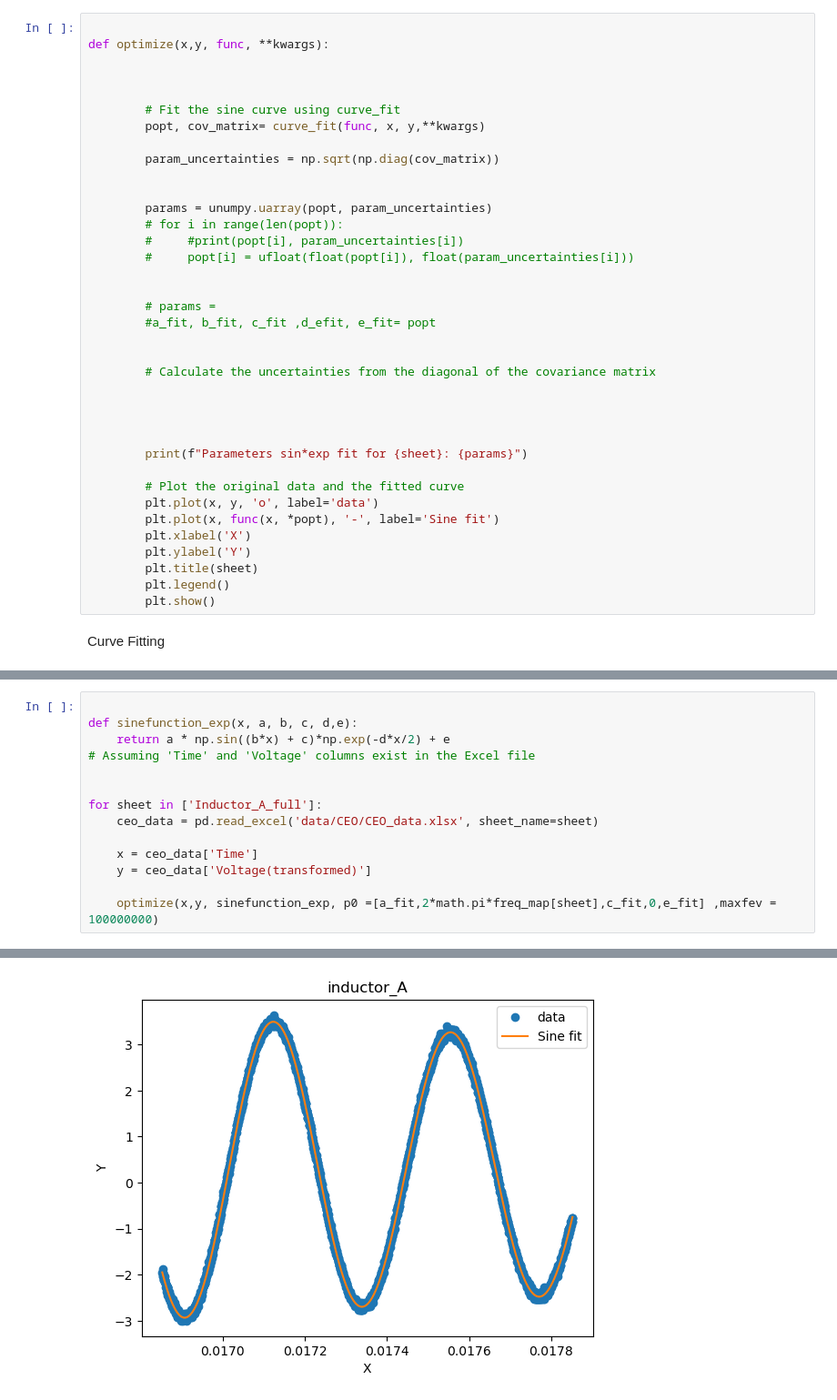
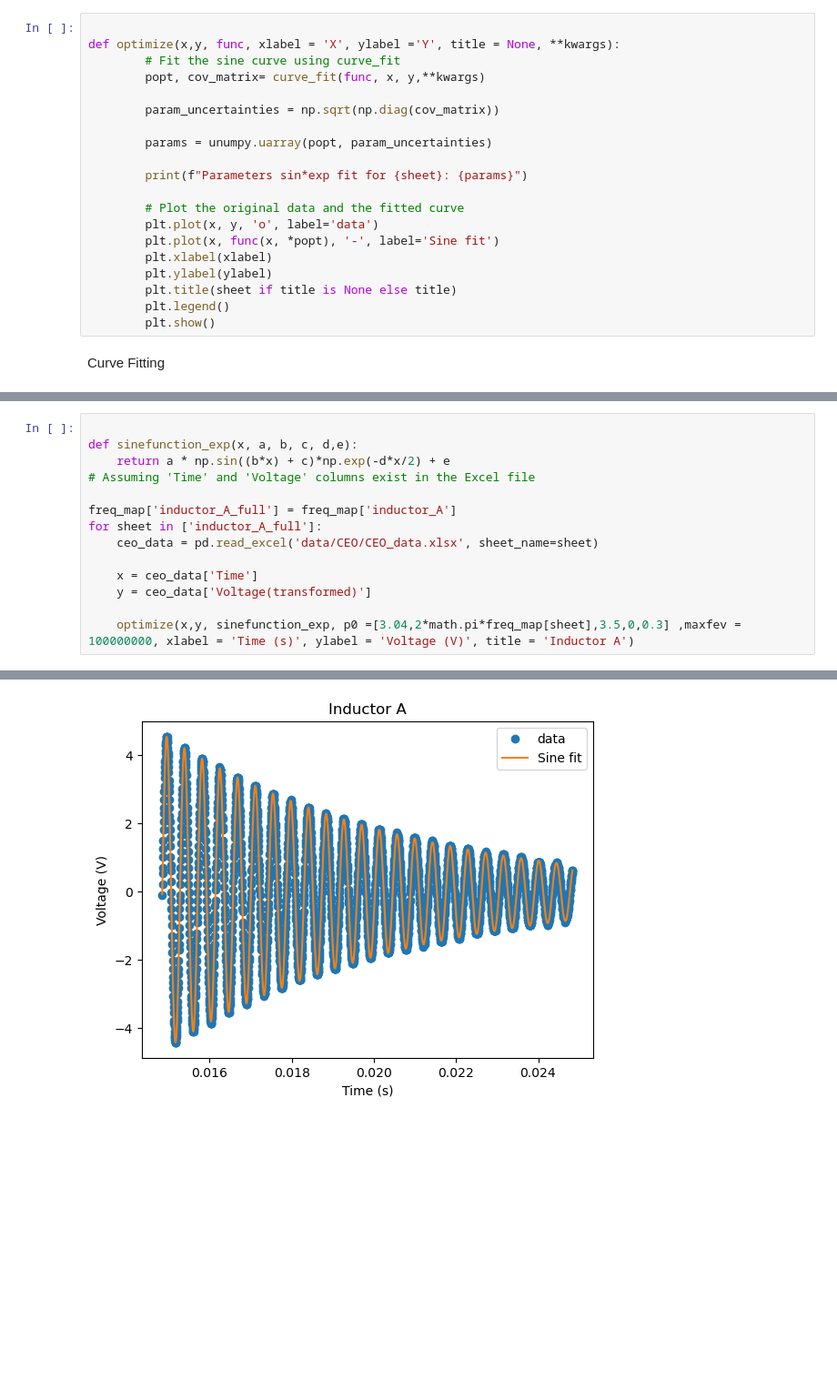
Before and after one commit to 4di03/APL_Labs, a Jupyter notebook: CEO_Lab.ipynb, the cells around one changed output, grey strips where cells are left out. Shown at 91% size. Drawn from its saved outputs; the diff is of its cells as text; blank space fills up the shorter version.

```diff
--- a/CEO_Lab.ipynb
+++ b/CEO_Lab.ipynb
@@ -35,38 +38,21 @@ Inductance: 0.092453398+/-0.000540034
 # %%
 
-def optimize(x,y, func, **kwargs):
-
-
-
+def optimize(x,y, func, xlabel = 'X', ylabel ='Y', title = None, **kwargs):
         # Fit the sine curve using curve_fit
         popt, cov_matrix= curve_fit(func, x, y,**kwargs)
 
         param_uncertainties = np.sqrt(np.diag(cov_matrix))
 
-
         params = unumpy.uarray(popt, param_uncertainties)
-        # for i in range(len(popt)):
-        #     #print(popt[i], param_uncertainties[i])
-        #     popt[i] = ufloat(float(popt[i]), float(param_uncertainties[i]))
-
-
-        # params =
-        #a_fit, b_fit, c_fit ,d_efit, e_fit= popt
-
-
-        # Calculate the uncertainties from the diagonal of the covariance matrix
-
-
-
 
         print(f"Parameters sin*exp fit for {sheet}: {params}")
 
         # Plot the original data and the fitted curve
         plt.plot(x, y, 'o', label='data')
         plt.plot(x, func(x, *popt), '-', label='Sine fit')
-        plt.xlabel('X')
-        plt.ylabel('Y')
-        plt.title(sheet)
+        plt.xlabel(xlabel)
+        plt.ylabel(ylabel)
+        plt.title(sheet if title is None else title)
         plt.legend()
         plt.show()
 # %% [markdown]
@@ -122,12 +92,12 @@ def sinefunction_exp(x, a, b, c, d,e):
     return a * np.sin((b*x) + c)*np.exp(-d*x/2) + e
 # Assuming 'Time' and 'Voltage' columns exist in the Excel file
 
-
-for sheet in ['Inductor_A_full']:
+freq_map['inductor_A_full'] = freq_map['inductor_A']
+for sheet in ['inductor_A_full']:
     ceo_data = pd.read_excel('data/CEO/CEO_data.xlsx', sheet_name=sheet)
 
     x = ceo_data['Time']
     y = ceo_data['Voltage(transformed)']
 
-    optimize(x,y, sinefunction_exp, p0 =[a_fit,2*math.pi*freq_map[sheet],c_fit,0,e_fit] ,maxfev = 100000000)
+    optimize(x,y, sinefunction_exp, p0 =[3.04,2*math.pi*freq_map[sheet],3.5,0,0.3] ,maxfev = 100000000, xlabel = 'Time (s)', ylabel = 'Voltage (V)', title = 'Inductor A')
 # %% [output]
@@ -139 +109 @@ Parameters sin*exp fit for inductor_A: [-61.83132759490253+/-1.5086973576142793
-[figure, old version]
+[figure, new version]
```
Also changed, not shown: parts of 34 cells of this notebook, 1 other file.
